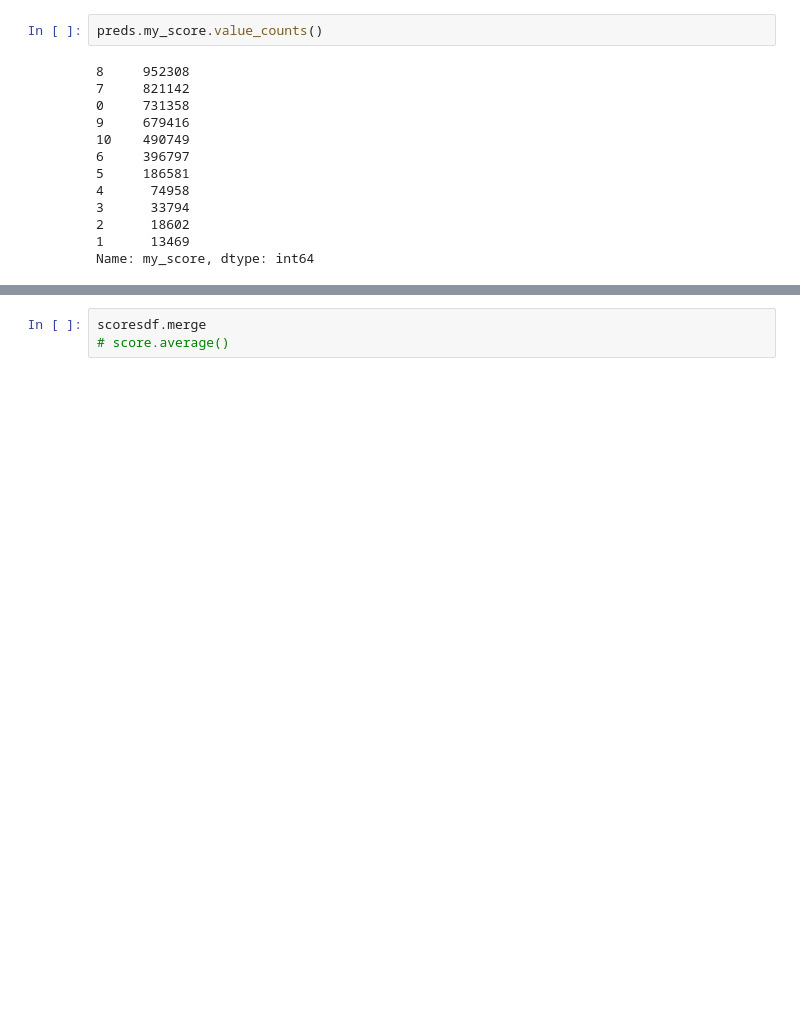
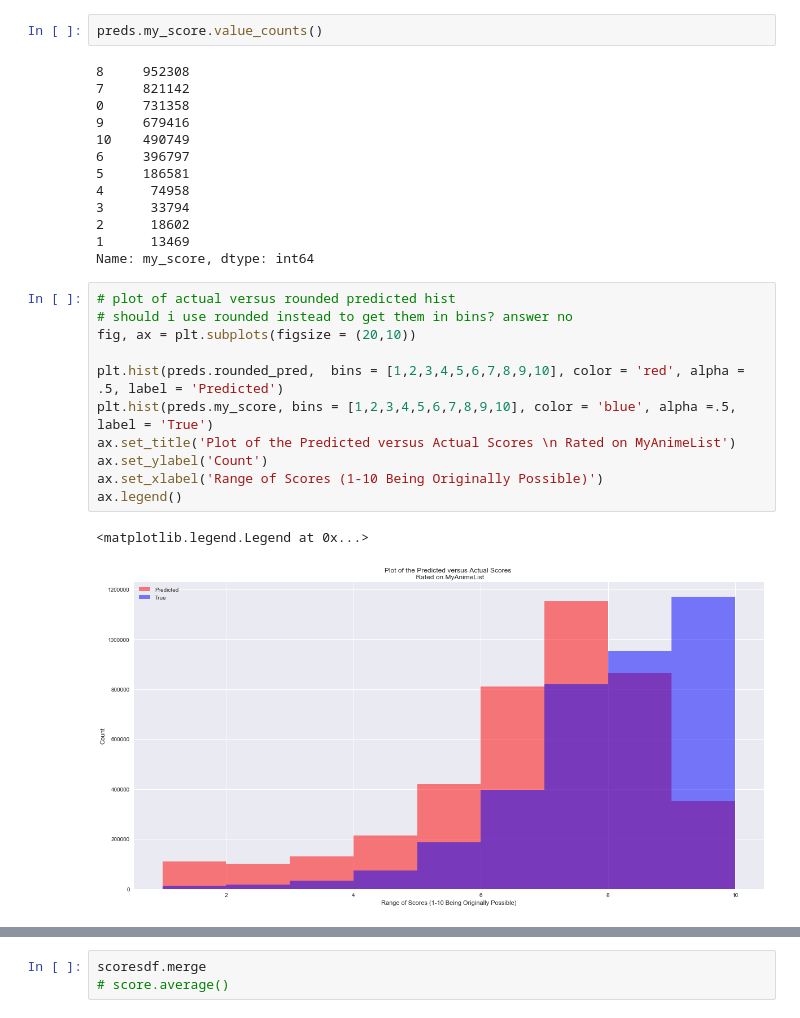
Before and after one commit to Jameshskelton/Anime_Recommender, a Jupyter notebook: myanimelist/EDA-myanimelist.ipynb, the cells around one changed output, grey strips where cells are left out. Saved outputs shown, nothing was run; the diff lists cells and outputs as text; blank space fills up the shorter version.

```diff
--- a/myanimelist/EDA-myanimelist.ipynb
+++ b/myanimelist/EDA-myanimelist.ipynb
@@ -327,4 +382,18 @@ preds.my_score.value_counts()
 2      18602
 1      13469
 Name: my_score, dtype: int64
+# %%
+# plot of actual versus rounded predicted hist
+# should i use rounded instead to get them in bins? answer no
+fig, ax = plt.subplots(figsize = (20,10))
+
+plt.hist(preds.rounded_pred,  bins = [1,2,3,4,5,6,7,8,9,10], color = 'red', alpha = .5, label = 'Predicted')
+plt.hist(preds.my_score, bins = [1,2,3,4,5,6,7,8,9,10], color = 'blue', alpha =.5, label = 'True')
+ax.set_title('Plot of the Predicted versus Actual Scores \n Rated on MyAnimeList')
+ax.set_ylabel('Count')
+ax.set_xlabel('Range of Scores (1-10 Being Originally Possible)')
+ax.legend()
+# %% [output]
+<matplotlib.legend.Legend at 0x...>
+[figure, added]
 # %%
```
Also changed, not shown: parts of 17 cells of this notebook, 1 other file.
